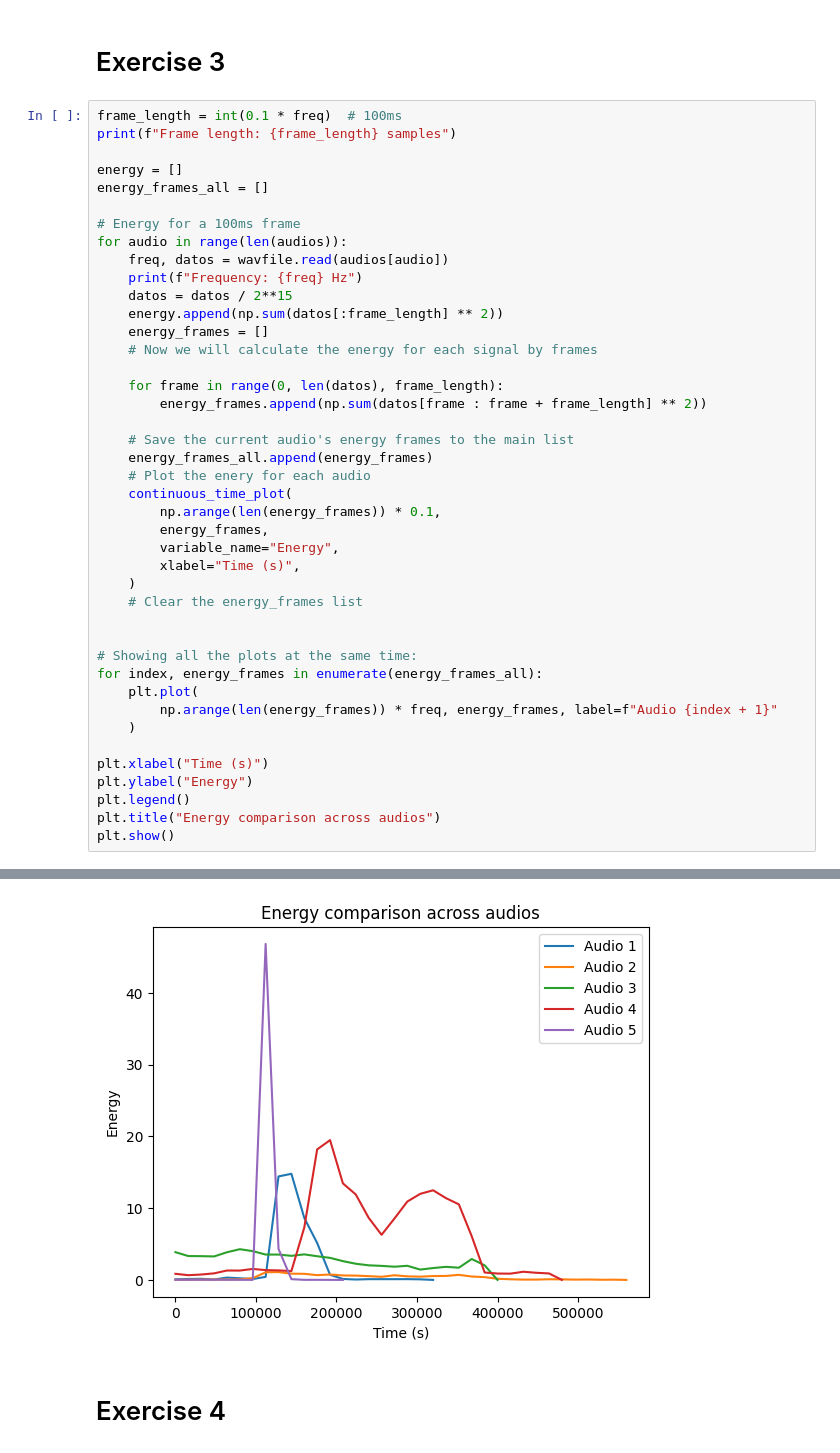
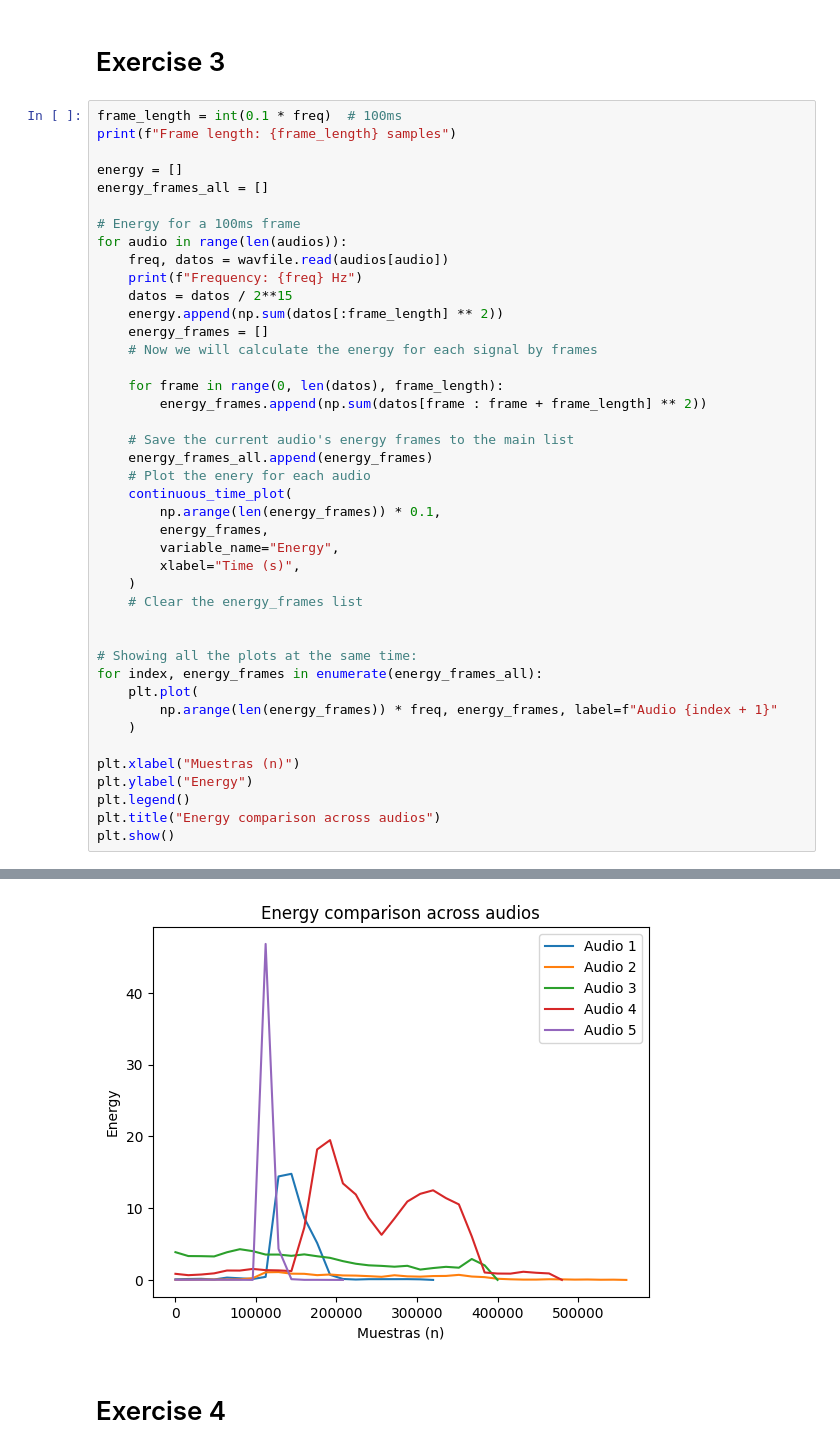
Before and after one commit to carlosedm10/college, a Jupyter notebook: TDS/P1/Prac1.ipynb, the cells around one changed output, grey strips where cells are left out. Drawn from its saved outputs; the diff is of its cells as text.

```diff
--- a/TDS/P1/Prac1.ipynb
+++ b/TDS/P1/Prac1.ipynb
@@ -158,35 +158,35 @@ for audio in range(len(audios)):
         np.arange(len(energy_frames)) * 0.1,
         energy_frames,
         variable_name="Energy",
         xlabel="Time (s)",
     )
     # Clear the energy_frames list
 
 
 # Showing all the plots at the same time:
 for index, energy_frames in enumerate(energy_frames_all):
     plt.plot(
         np.arange(len(energy_frames)) * freq, energy_frames, label=f"Audio {index + 1}"
     )
 
-plt.xlabel("Time (s)")
+plt.xlabel("Muestras (n)")
 plt.ylabel("Energy")
 plt.legend()
 plt.title("Energy comparison across audios")
 plt.show()
 # %% [output]
 Frame length: 1600 samples
 Frequency: 16000 Hz
 [figure]
 Frequency: 16000 Hz
 [figure]
 Frequency: 16000 Hz
 [figure]
 Frequency: 16000 Hz
 [figure]
 Frequency: 16000 Hz
 [figure]
-[figure, old version]
+[figure, new version]
 # %% [markdown]
 # Exercise 4
 # %%
```
Also changed, not shown: parts of 2 cells of this notebook, 1 other file.
